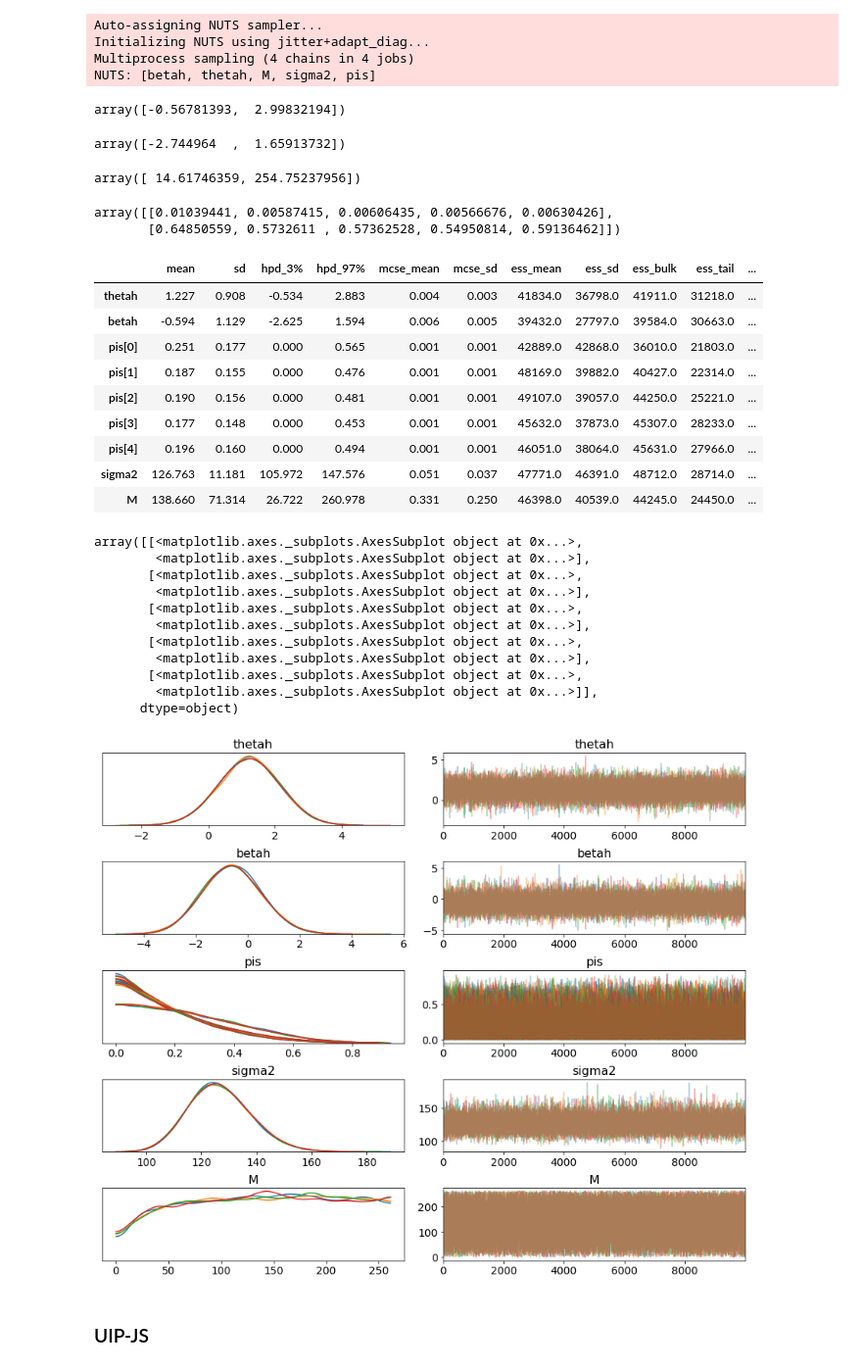
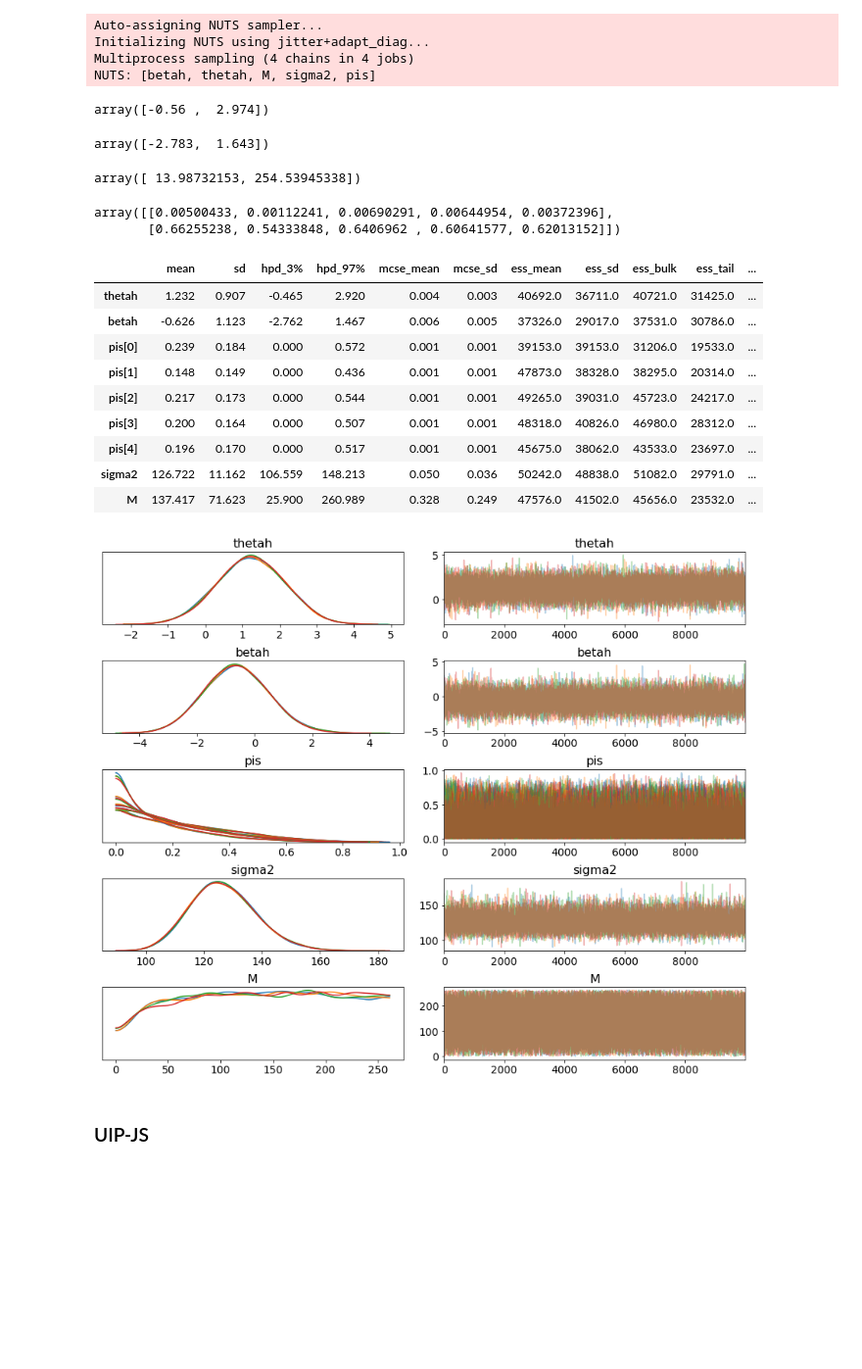
Before and after one commit to JINhuaqing/UIP, a Jupyter notebook: RealData/RealData_AD.ipynb, the cells around one changed output. Shown at 98% size. Drawn from its saved outputs; the diff is of its cells as text; code cells hidden in the pictures; blank space fills up the shorter version.

```diff
--- a/RealData/RealData_AD.ipynb
+++ b/RealData/RealData_AD.ipynb
@@ -246,7 +248,10 @@ def getNewUIPDcon(D, Ds):
     n1 = D.men.n
     n2 = D.pbo.n
 
-    nsSum = np.sum([Dh.n for Dh in Ds])
+    nhs = np.array([Dh.n for Dh in Ds])
+    alps = nhs/n
+    alps[alps>=1] = 1
+    nsSum = np.sum(nhs)
     betaMeans = [Dh.betamle for Dh in Ds]
     betaUIs = [Dh.betaUI for Dh in Ds]
     thetaMeans = [Dh.thetamle for Dh in Ds]
@@ -256,7 +261,7 @@ def getNewUIPDcon(D, Ds):
         return -n/2 * np.log(sigma2) - (n1*mlev1+ n1*(mlem1-thetah-betah)**2 \
                                         + n2*mlev2+ n2*(mlem2-thetah)**2)/2/sigma2
     with UIPDm:
-        pis = pm.Dirichlet("pis", np.ones(nD))
+        pis = pm.Dirichlet("pis", alps)
         sigma2 = pm.InverseGamma("sigma2", alpha=0.01, beta=0.01)
         M = pm.Uniform("M", lower=0, upper=n)
 
@@ -290,33 +295,33 @@ Initializing NUTS using jitter+adapt_diag...
 Multiprocess sampling (4 chains in 4 jobs)
 NUTS: [betah, thetah, M, sigma2, pis]
 # %%
-np.quantile(trace_new_UIPDfull["thetah"], [0.025, 0.975])
+np.round(np.quantile(trace_new_UIPDfull["thetah"], [0.025, 0.975]), 3)
 # %% [output]
-array([-0.56781393,  2.99832194])
+array([-0.56 ,  2.974])
 # %%
-np.quantile(trace_new_UIPDfull["betah"], [0.025, 0.975])
+np.round(np.quantile(trace_new_UIPDfull["betah"], [0.025, 0.975]), 3)
 # %% [output]
-array([-2.744964  ,  1.65913732])
+array([-2.783,  1.643])
 # %%
 np.quantile(trace_new_UIPDfull["M"], [0.025, 0.975])
 # %% [output]
-array([ 14.61746359, 254.75237956])
+array([ 13.98732153, 254.53945338])
 # %%
 np.quantile(trace_new_UIPDfull["pis"], [0.025, 0.975], axis=0)
 # %% [output]
-array([[0.01039441, 0.00587415, 0.00606435, 0.00566676, 0.00630426],
-       [0.64850559, 0.5732611 , 0.57362528, 0.54950814, 0.59136462]])
+array([[0.00500433, 0.00112241, 0.00690291, 0.00644954, 0.00372396],
+       [0.66255238, 0.54333848, 0.6406962 , 0.60641577, 0.62013152]])
 # %%
 pm.summary(trace_new_UIPDfull)
 # %% [output]
 |  | mean | sd | hpd_3% | hpd_97% | mcse_mean | mcse_sd | ess_mean | ess_sd | ess_bulk | ess_tail | ... |
-| thetah | 1.227 | 0.908 | -0.534 | 2.883 | 0.004 | 0.003 | 41834.0 | 36798.0 | 41911.0 | 31218.0 | ... |
-| betah | -0.594 | 1.129 | -2.625 | 1.594 | 0.006 | 0.005 | 39432.0 | 27797.0 | 39584.0 | 30663.0 | ... |
-| pis[0] | 0.251 | 0.177 | 0.000 | 0.565 | 0.001 | 0.001 | 42889.0 | 42868.0 | 36010.0 | 21803.0 | ... |
-| pis[1] | 0.187 | 0.155 | 0.000 | 0.476 | 0.001 | 0.001 | 48169.0 | 39882.0 | 40427.0 | 22314.0 | ... |
-| pis[2] | 0.190 | 0.156 | 0.000 | 0.481 | 0.001 | 0.001 | 49107.0 | 39057.0 | 44250.0 | 25221.0 | ... |
-| pis[3] | 0.177 | 0.148 | 0.000 | 0.453 | 0.001 | 0.001 | 45632.0 | 37873.0 | 45307.0 | 28233.0 | ... |
-| pis[4] | 0.196 | 0.160 | 0.000 | 0.494 | 0.001 | 0.001 | 46051.0 | 38064.0 | 45631.0 | 27966.0 | ... |
-| sigma2 | 126.763 | 11.181 | 105.972 | 147.576 | 0.051 | 0.037 | 47771.0 | 46391.0 | 48712.0 | 28714.0 | ... |
-| M | 138.660 | 71.314 | 26.722 | 260.978 | 0.331 | 0.250 | 46398.0 | 40539.0 | 44245.0 | 24450.0 | ... |
+| thetah | 1.232 | 0.907 | -0.465 | 2.920 | 0.004 | 0.003 | 40692.0 | 36711.0 | 40721.0 | 31425.0 | ... |
+| betah | -0.626 | 1.123 | -2.762 | 1.467 | 0.006 | 0.005 | 37326.0 | 29017.0 | 37531.0 | 30786.0 | ... |
+| pis[0] | 0.239 | 0.184 | 0.000 | 0.572 | 0.001 | 0.001 | 39153.0 | 39153.0 | 31206.0 | 19533.0 | ... |
+| pis[1] | 0.148 | 0.149 | 0.000 | 0.436 | 0.001 | 0.001 | 47873.0 | 38328.0 | 38295.0 | 20314.0 | ... |
+| pis[2] | 0.217 | 0.173 | 0.000 | 0.544 | 0.001 | 0.001 | 49265.0 | 39031.0 | 45723.0 | 24217.0 | ... |
+| pis[3] | 0.200 | 0.164 | 0.000 | 0.507 | 0.001 | 0.001 | 48318.0 | 40826.0 | 46980.0 | 28312.0 | ... |
+| pis[4] | 0.196 | 0.170 | 0.000 | 0.517 | 0.001 | 0.001 | 45675.0 | 38062.0 | 43533.0 | 23697.0 | ... |
+| sigma2 | 126.722 | 11.162 | 106.559 | 148.213 | 0.050 | 0.036 | 50242.0 | 48838.0 | 51082.0 | 29791.0 | ... |
+| M | 137.417 | 71.623 | 25.900 | 260.989 | 0.328 | 0.249 | 47576.0 | 41502.0 | 45656.0 | 23532.0 | ... |
 # %%
@@ -328,20 +335,9 @@ typelong = ["MEM-MD-01"] * 40000 + ["MEM-MD-02"] * 40000 + ["LU-99679"] * 40000
 # %%
 pisdf = pd.DataFrame({"pis":pislong, "type": typelong})
 # %%
-pm.traceplot(trace_new_UIPDfull)
+_ = pm.traceplot(trace_new_UIPDfull)
 # %% [output]
-array([[<matplotlib.axes._subplots.AxesSubplot object at 0x...>,
-        <matplotlib.axes._subplots.AxesSubplot object at 0x...>],
-       [<matplotlib.axes._subplots.AxesSubplot object at 0x...>,
-        <matplotlib.axes._subplots.AxesSubplot object at 0x...>],
-       [<matplotlib.axes._subplots.AxesSubplot object at 0x...>,
-        <matplotlib.axes._subplots.AxesSubplot object at 0x...>],
-       [<matplotlib.axes._subplots.AxesSubplot object at 0x...>,
-        <matplotlib.axes._subplots.AxesSubplot object at 0x...>],
-       [<matplotlib.axes._subplots.AxesSubplot object at 0x...>,
-        <matplotlib.axes._subplots.AxesSubplot object at 0x...>]],
-      dtype=object)
-[figure, old version]
+[figure, new version]
 # %% [markdown]
 ### UIP-JS
 # %%
```
Also changed, not shown: parts of 46 cells of this notebook, 17 other files.
